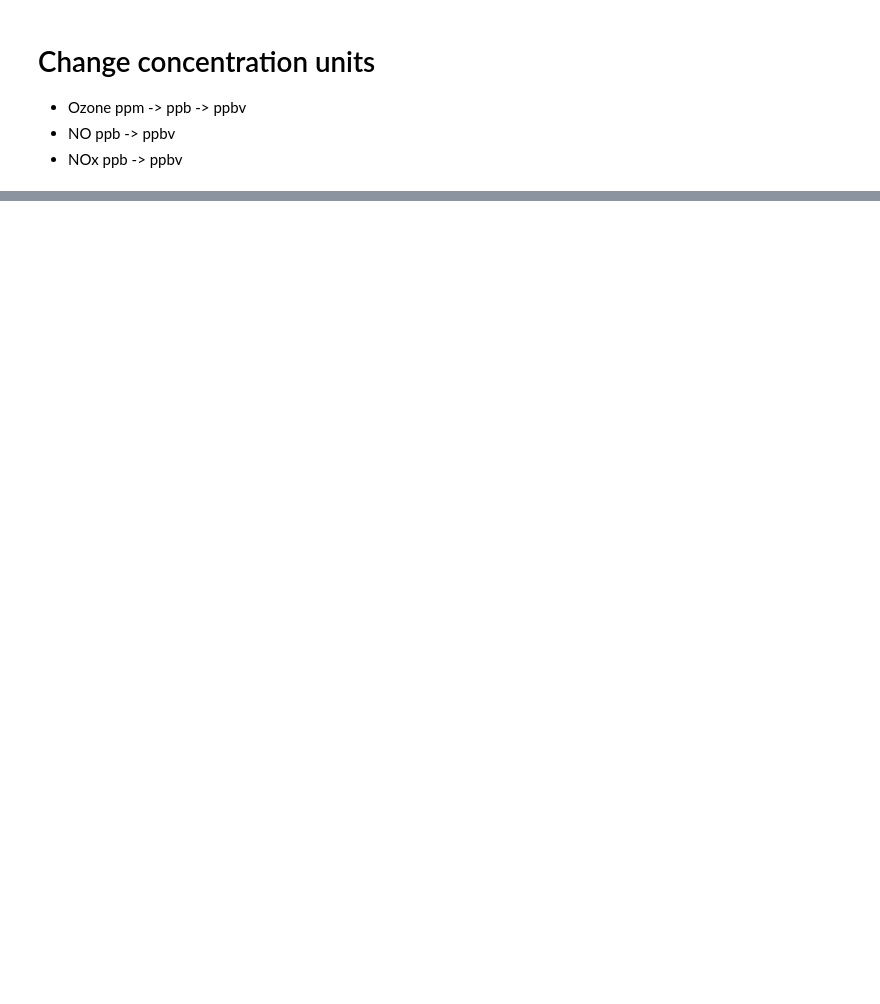
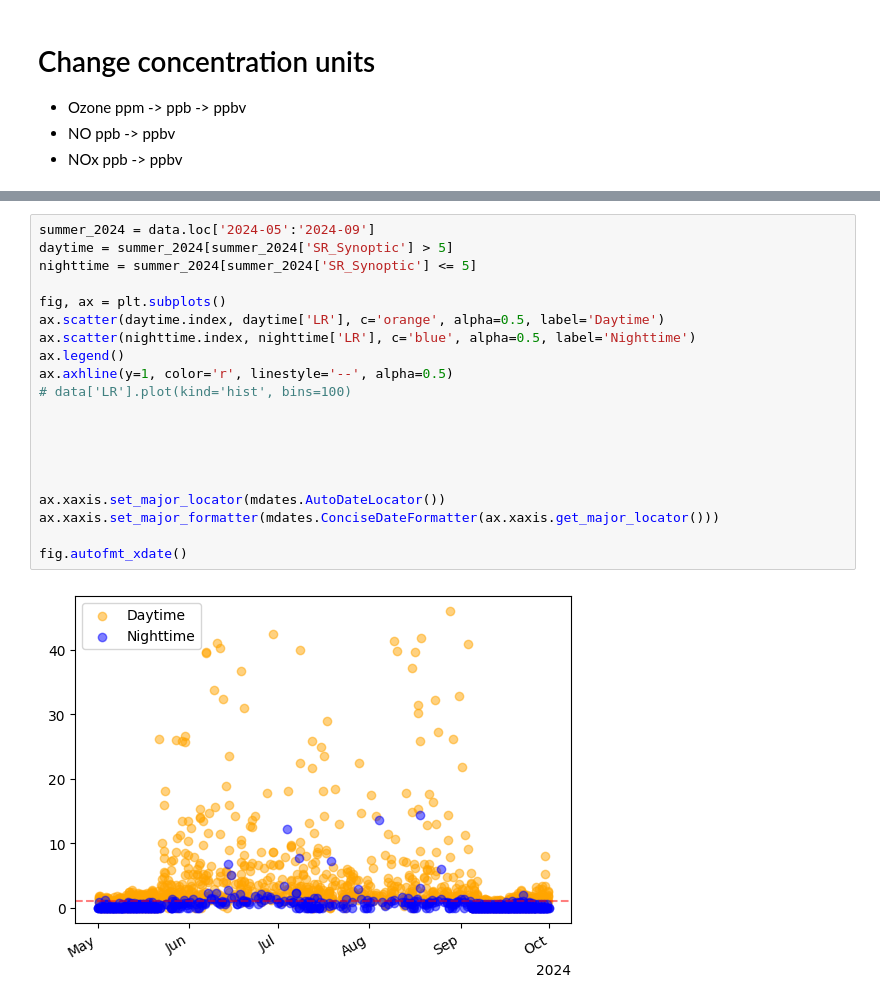
Before and after one commit to isaa-sudweeks/leighton-relationship, a Jupyter notebook: Leighton_Relationship_Calculator.ipynb, the cells around one changed output, grey strips where cells are left out. Drawn from its saved outputs; the diff is of its cells as text; blank space fills up the shorter version.

```diff
--- a/Leighton_Relationship_Calculator.ipynb
+++ b/Leighton_Relationship_Calculator.ipynb
@@ -98,0 +138,22 @@ Name: LR, Length: 10020, dtype: float64
+# %%
+summer_2024 = data.loc['2024-05':'2024-09']
+daytime = summer_2024[summer_2024['SR_Synoptic'] > 5]
+nighttime = summer_2024[summer_2024['SR_Synoptic'] <= 5]
+
+fig, ax = plt.subplots()
+ax.scatter(daytime.index, daytime['LR'], c='orange', alpha=0.5, label='Daytime')
+ax.scatter(nighttime.index, nighttime['LR'], c='blue', alpha=0.5, label='Nighttime')
+ax.legend()
+ax.axhline(y=1, color='r', linestyle='--', alpha=0.5)
+# data['LR'].plot(kind='hist', bins=100)
+
+
+
+
+
+ax.xaxis.set_major_locator(mdates.AutoDateLocator())
+ax.xaxis.set_major_formatter(mdates.ConciseDateFormatter(ax.xaxis.get_major_locator()))
+
+fig.autofmt_xdate()
+# %% [output]
+[figure, added]
```
Also changed, not shown: parts of 11 cells of this notebook, 2 other files.
